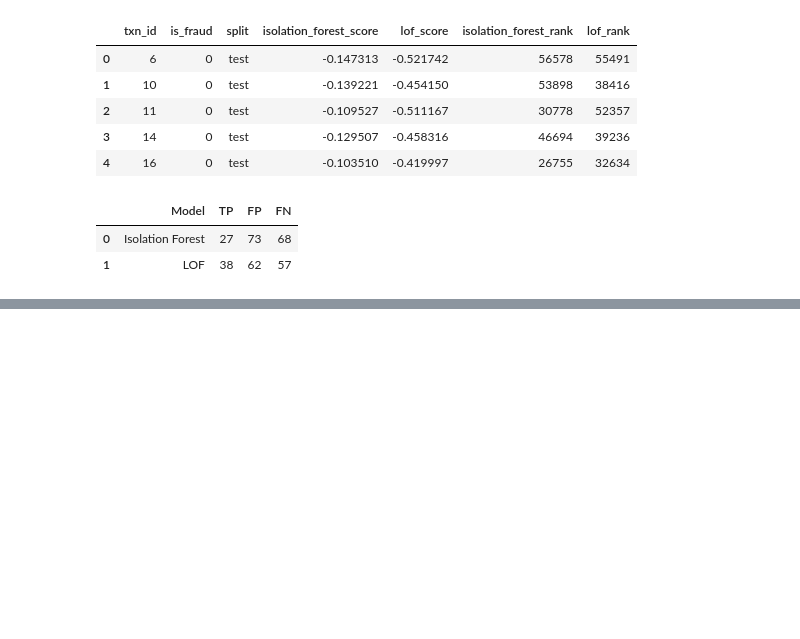
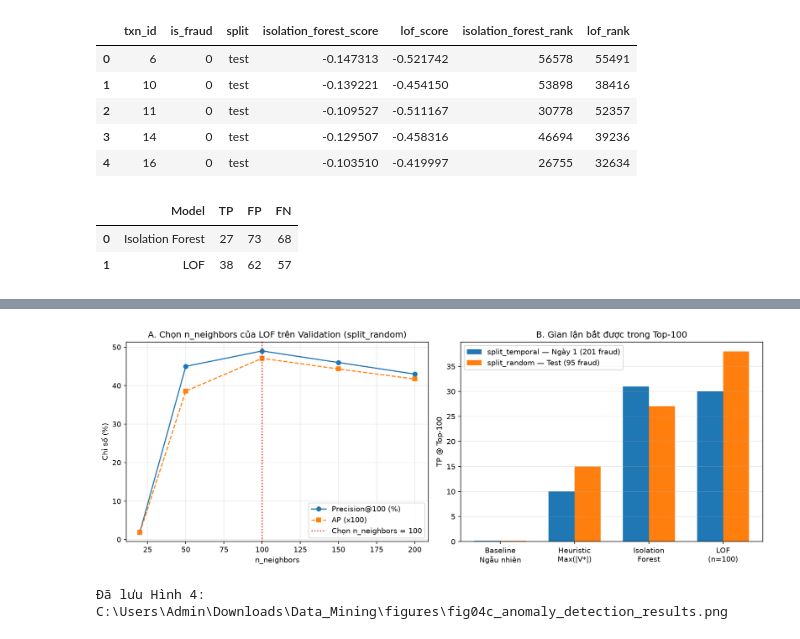
Before and after one commit to phamvanquynh04112005-prog/Data_Mining, a Jupyter notebook: notebooks/03_anomaly_detection.ipynb, the cells around one changed output, grey strips where cells are left out. Saved outputs shown, nothing was run; the diff lists cells and outputs as text; code cells hidden in the pictures; blank space fills up the shorter version.

```diff
--- a/notebooks/03_anomaly_detection.ipynb
+++ b/notebooks/03_anomaly_detection.ipynb
@@ -192,10 +28,0 @@ TP/FP/FN được định nghĩa **theo ngưỡng Top 100**. Không nhầm với
-# %%
-comparison_errors = pd.DataFrame([
-    evaluate(val_results, "Isolation Forest"),
-    evaluate(lof_results_best, f"LOF (n={best_n})")
-])
-display(comparison_errors)
-for name, result in [("Isolation Forest", val_results), (f"LOF (n={best_n})", lof_results_best)]:
-    print(f"{name}: TP={int(result.head(TOP_K)['is_fraud'].sum())}, "
-          f"FP={TOP_K - int(result.head(TOP_K)['is_fraud'].sum())}, "
-          f"FN={int(result['is_fraud'].sum()) - int(result.head(TOP_K)['is_fraud'].sum())}")
@@ -686,0 +573,33 @@ error_analysis.to_csv(
+# %%
+# --- C. Hình 4: mọi số lấy từ biến đã tính, không gõ tay ---
+# Giao thức split_random: dùng điểm test đã tính ở các cell phía trên (test_df, iso_test_scores, lof_test_scores)
+y_te_r = test_df["is_fraud"].to_numpy()
+heur_te_r = test_df[feature_cols].abs().max(axis=1).to_numpy()
+rand_tp_mean = float(np.mean([y_te_r[np.argsort(-np.random.default_rng(s).random(len(y_te_r)))[:100]].sum() for s in range(100)]))
+rand_tp = [rand_tp_mean,
+           int(y_te_r[np.argsort(-heur_te_r, kind="stable")[:100]].sum()),
+           int(y_te_r[np.argsort(-iso_test_scores, kind="stable")[:100]].sum()),
+           int(y_te_r[np.argsort(-lof_test_scores, kind="stable")[:100]].sum())]
+day1_tp = [float(v) for v in temporal_summary["Fraud_Top100 (TP)"].to_numpy()]
+labels = ["Baseline\nNgẫu nhiên", "Heuristic\nMax(|V*|)", "Isolation\nForest", "LOF\n(n=100)"]
+
+fig, axes = plt.subplots(1, 2, figsize=(13, 4.8), dpi=150)
+axes[0].plot(lof_tuning["n_neighbors"], lof_tuning["Precision@100"] * 100, marker="o", label="Precision@100 (%)")
+axes[0].plot(lof_tuning["n_neighbors"], lof_tuning["AP"] * 100, marker="s", linestyle="--", label="AP (x100)")
+axes[0].axvline(100, color="red", linestyle=":", label="Chọn n_neighbors = 100")
+axes[0].set_title("A. Chọn n_neighbors của LOF trên Validation (split_random)")
+axes[0].set_xlabel("n_neighbors"); axes[0].set_ylabel("Chỉ số (%)"); axes[0].grid(alpha=0.3); axes[0].legend()
+
+x = np.arange(len(labels)); w = 0.35
+axes[1].bar(x - w / 2, day1_tp, w, label="split_temporal — Ngày 1 (201 fraud)")
+axes[1].bar(x + w / 2, rand_tp, w, label="split_random — Test (95 fraud)")
+axes[1].set_xticks(x); axes[1].set_xticklabels(labels)
+axes[1].set_title("B. Gian lận bắt được trong Top-100"); axes[1].set_ylabel("TP @ Top-100")
+axes[1].grid(axis="y", alpha=0.3); axes[1].legend()
+plt.tight_layout()
+plt.savefig(fig_dir / "fig04c_anomaly_detection_results.png", bbox_inches="tight")
+plt.show()
+print("Đã lưu Hình 4:", fig_dir / "fig04c_anomaly_detection_results.png")
+# %% [output]
+[figure, added]
+Đã lưu Hình 4: C:\Users\Admin\Downloads\Data_Mining\figures\fig04c_anomaly_detection_results.png
```
Also changed, not shown: parts of 25 cells of this notebook, 9 other files.
